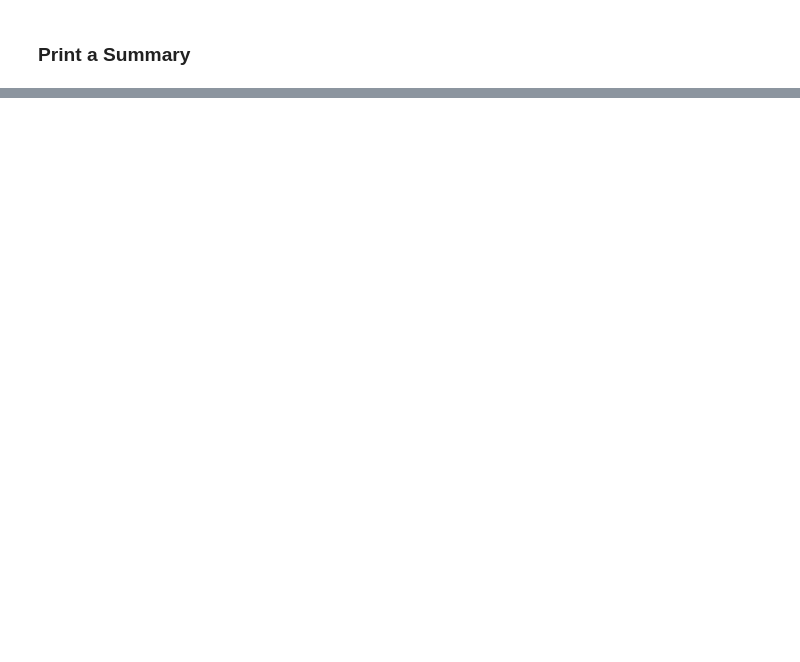
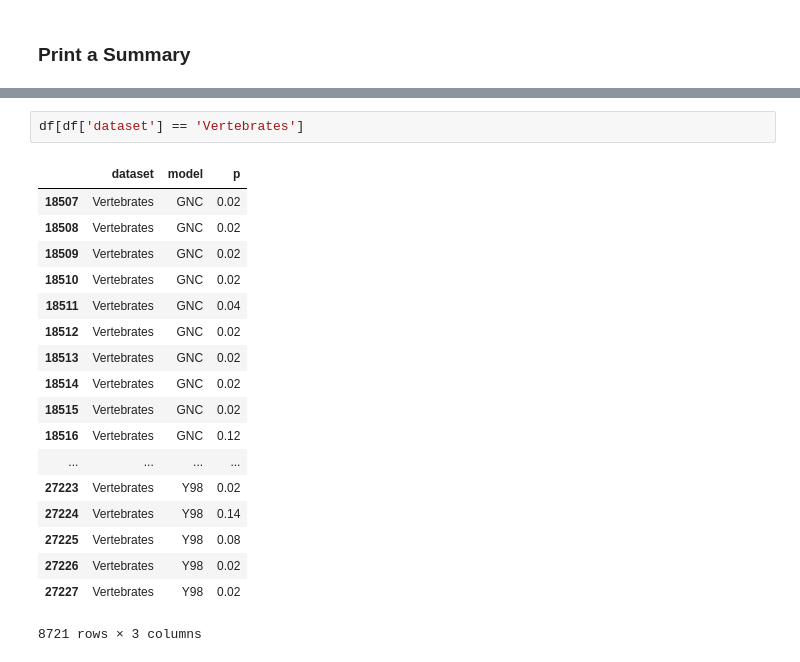
Before and after one commit to HuttleyLab/gnc, a Jupyter notebook: figures/bootstraps.ipynb, the cells around one changed output, grey strips where cells are left out. Cells and saved outputs as stored; diff of their text form; blank space fills up the shorter version.

```diff
--- a/figures/bootstraps.ipynb
+++ b/figures/bootstraps.ipynb
@@ -134,2 +156,23 @@ Vertebrates & 86.9\% &   87.2\% & 89.0\% \\
 \bottomrule
 \end{tabular}
+# %%
+df[df['dataset'] == 'Vertebrates']
+# %% [output]
+|  | dataset | model | p |
+| 18507 | Vertebrates | GNC | 0.02 |
+| 18508 | Vertebrates | GNC | 0.02 |
+| 18509 | Vertebrates | GNC | 0.02 |
+| 18510 | Vertebrates | GNC | 0.02 |
+| 18511 | Vertebrates | GNC | 0.04 |
+| 18512 | Vertebrates | GNC | 0.02 |
+| 18513 | Vertebrates | GNC | 0.02 |
+| 18514 | Vertebrates | GNC | 0.02 |
+| 18515 | Vertebrates | GNC | 0.02 |
+| 18516 | Vertebrates | GNC | 0.12 |
+| ... | ... | ... | ... |
+| 27223 | Vertebrates | Y98 | 0.02 |
+| 27224 | Vertebrates | Y98 | 0.14 |
+| 27225 | Vertebrates | Y98 | 0.08 |
+| 27226 | Vertebrates | Y98 | 0.02 |
+| 27227 | Vertebrates | Y98 | 0.02 |
+8721 rows × 3 columns
```
Also changed, not shown: parts of 8 cells of this notebook, 4 other files.
